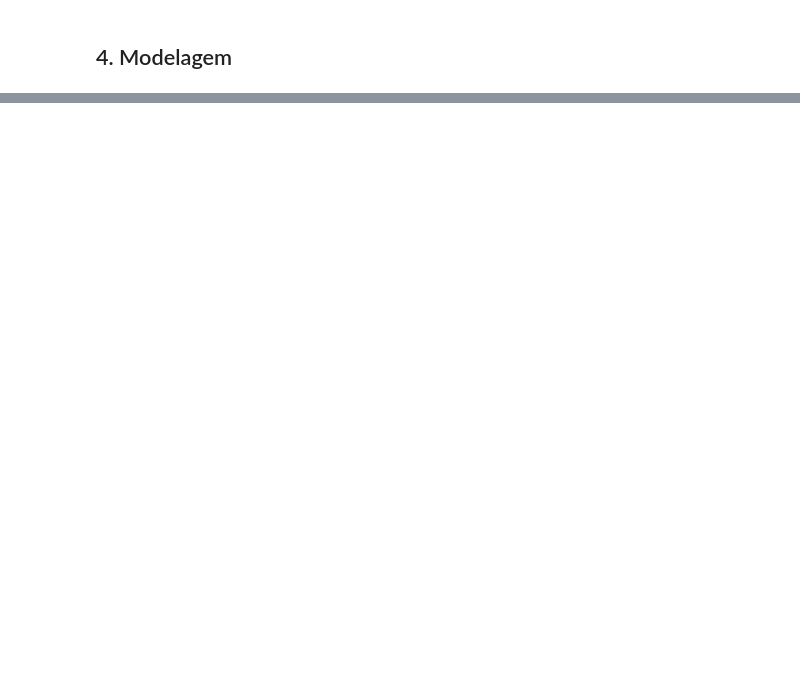
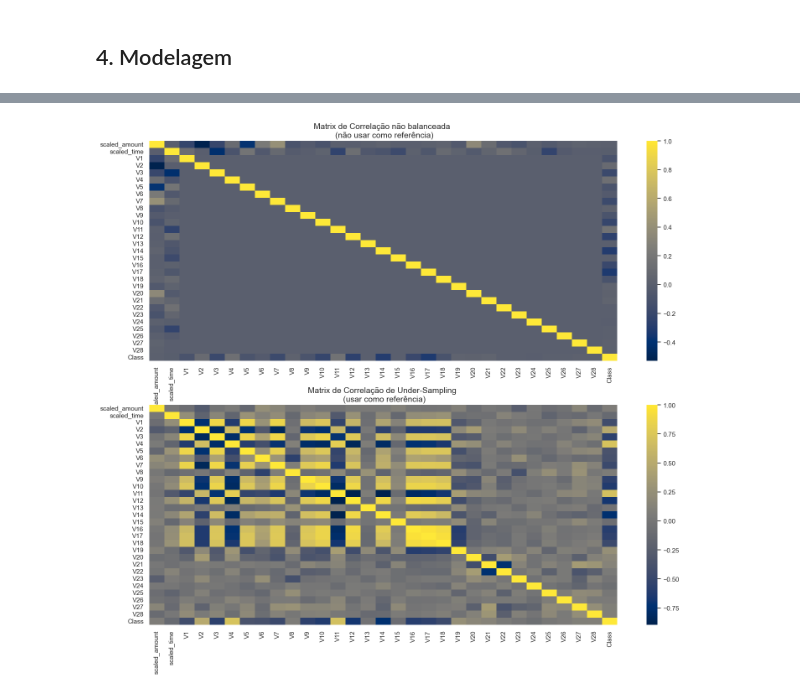
Before and after one commit to Rodrigo-Palma/Proj_Fraudes_Cartao_Credito, a Jupyter notebook: proj_fraude_cartao_credito.ipynb, the cells around one changed output, grey strips where cells are left out. Saved outputs shown, nothing was run; the diff lists cells and outputs as text; code cells hidden in the pictures; blank space fills up the shorter version.

```diff
--- a/proj_fraude_cartao_credito.ipynb
+++ b/proj_fraude_cartao_credito.ipynb
@@ -71,0 +306,17 @@ Name: count, dtype: int64
+# %%
+# Correlações Dataframe completo e Dataset Under-Sampling
+
+f, (ax1, ax2) = plt.subplots(2, 1, figsize=(18,15))
+
+# DataFrame Completo
+corr = df.corr()
+sns.heatmap(corr, cmap='cividis', annot_kws={'size':20}, ax=ax1)
+ax1.set_title("Matrix de Correlação não balanceada \n (não usar como referência)", fontsize=14)
+
+# Dataframe Under-Sampling (usar este)
+sub_sample_corr = new_df.corr()
+sns.heatmap(sub_sample_corr, cmap='cividis', annot_kws={'size':20}, ax=ax2)
+ax2.set_title('Matrix de Correlação de Under-Sampling \n (usar como referência)', fontsize=14)
+plt.show()
+# %% [output]
+[figure, added]
```
Also changed, not shown: parts of 72 cells of this notebook, 1 other file.
